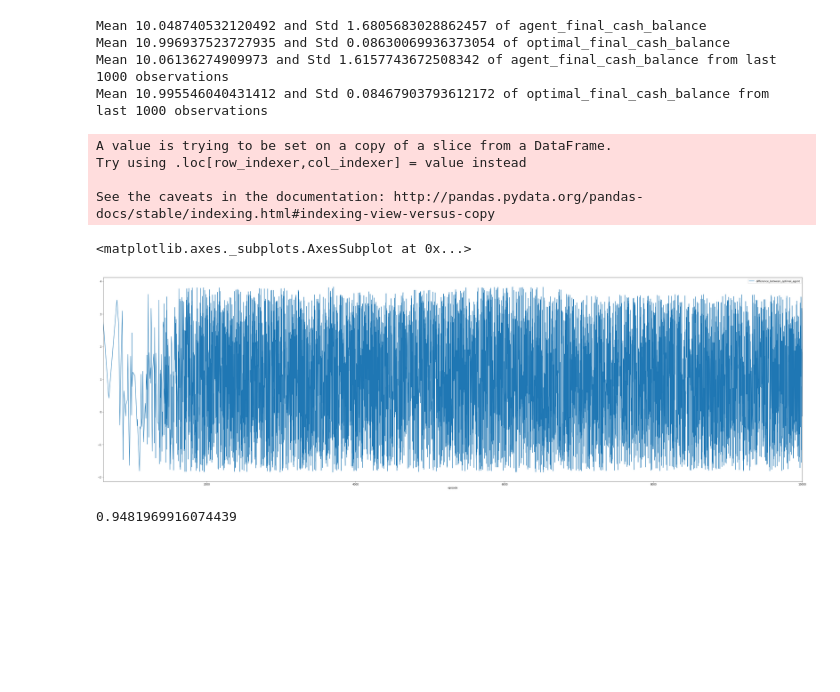
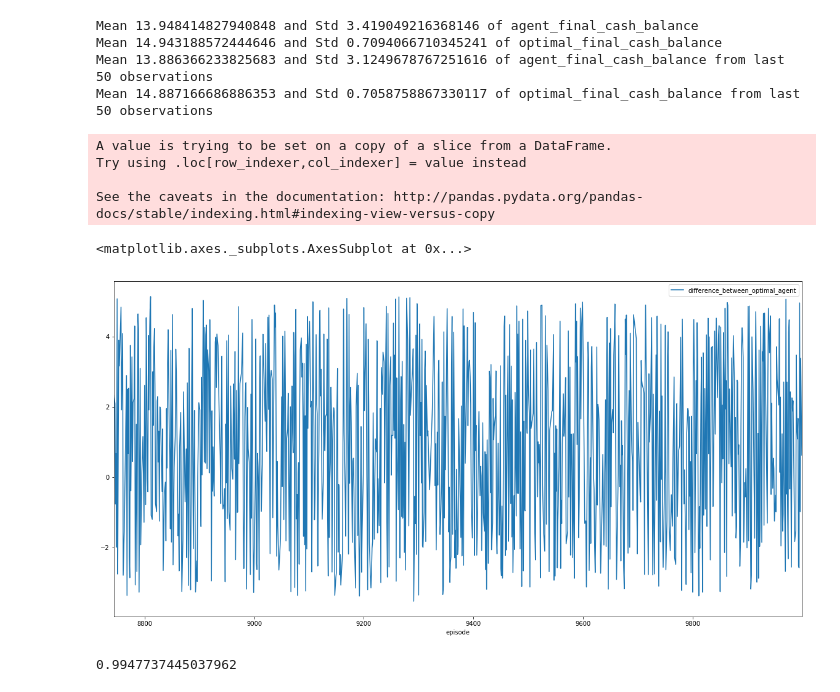
Before and after one commit to LuK2019/ICNN_BA, a Jupyter notebook: src/simulation_evaluation_main.ipynb, the cells around one changed output. Saved outputs shown, nothing was run; the diff lists cells and outputs as text; code cells hidden in the pictures; blank space fills up the shorter version.

```diff
--- a/src/simulation_evaluation_main.ipynb
+++ b/src/simulation_evaluation_main.ipynb
@@ -6,10 +6,10 @@ import pandas as pd
 import matplotlib.pyplot as plt
 import matplotlib
 
-matplotlib.rcParams['figure.figsize'] = [50, 15]
+matplotlib.rcParams['figure.figsize'] = [20, 10]
 # %%
 # Import Data Frame
-LOG_NUM = 5
+LOG_NUM = 1001
 PATH_TO_DF = r"C:\Users\lukas\OneDrive\Universität\Mathematik\Bachelorarbeit\log_dir\log_{}\SIMULATION_SUMMARY\simulation_summary_log_{}.pkl".format(LOG_NUM, LOG_NUM)
 df = pd.read_pickle(PATH_TO_DF)
 # %%
@@ -86,26 +81,26 @@ df_wo_greedy.head()
 print("Mean {} and Std {} of agent_final_cash_balance".format(np.mean(df_wo_greedy["agent_final_cash_balance"]), np.std(df_wo_greedy["agent_final_cash_balance"])))
 print("Mean {} and Std {} of optimal_final_cash_balance".format(np.mean(df_wo_greedy["optimal_final_cash_balance"]), np.std(df_wo_greedy["optimal_final_cash_balance"])))
 
-print("Mean {} and Std {} of agent_final_cash_balance from last 1000 observations".format(np.mean(df_wo_greedy[-1000:]["agent_final_cash_balance"]), np.std(df_wo_greedy[-1000:]["agent_final_cash_balance"])))
-print("Mean {} and Std {} of optimal_final_cash_balance from last 1000 observations".format(np.mean(df_wo_greedy[-1000:]["optimal_final_cash_balance"]), np.std(df_wo_greedy[-1000:]["optimal_final_cash_balance"])))
+print("Mean {} and Std {} of agent_final_cash_balance from last 50 observations".format(np.mean(df_wo_greedy[-50:]["agent_final_cash_balance"]), np.std(df_wo_greedy[-1000:]["agent_final_cash_balance"])))
+print("Mean {} and Std {} of optimal_final_cash_balance from last 50 observations".format(np.mean(df_wo_greedy[-50:]["optimal_final_cash_balance"]), np.std(df_wo_greedy[-1000:]["optimal_final_cash_balance"])))
 # %% [output]
-Mean 10.048740532120492 and Std 1.6805683028862457 of agent_final_cash_balance
-Mean 10.996937523727935 and Std 0.08630069936373054 of optimal_final_cash_balance
-Mean 10.06136274909973 and Std 1.6157743672508342 of agent_final_cash_balance from last 1000 observations
-Mean 10.995546040431412 and Std 0.08467903793612172 of optimal_final_cash_balance from last 1000 observations
+Mean 13.948414827940848 and Std 3.419049216368146 of agent_final_cash_balance
+Mean 14.943188572444646 and Std 0.7094066710345241 of optimal_final_cash_balance
+Mean 13.886366233825683 and Std 3.1249678767251616 of agent_final_cash_balance from last 50 observations
+Mean 14.887166686886353 and Std 0.7058758867330117 of optimal_final_cash_balance from last 50 observations
 # %%
 # Plot difference in cash
 df_wo_greedy["difference_between_optimal_agent"] =df_wo_greedy["optimal_final_cash_balance"]-df_wo_greedy["agent_final_cash_balance"]
 
-df_wo_greedy.plot(x="episode", y="difference_between_optimal_agent")
+df_wo_greedy[-1000:].plot(x="episode", y="difference_between_optimal_agent")
 # %% [output]
 A value is trying to be set on a copy of a slice from a DataFrame.
 Try using .loc[row_indexer,col_indexer] = value instead
 
 See the caveats in the documentation: http://pandas.pydata.org/pandas-docs/stable/indexing.html#indexing-view-versus-copy
 <matplotlib.axes._subplots.AxesSubplot at 0x...>
-[figure, old version]
+[figure, new version]
 # %%
 df_wo_greedy["difference_between_optimal_agent"].mean()
 # %% [output]
-0.9481969916074439
+0.9947737445037962
```
Also changed, not shown: parts of 9 cells of this notebook, 17 other files.
